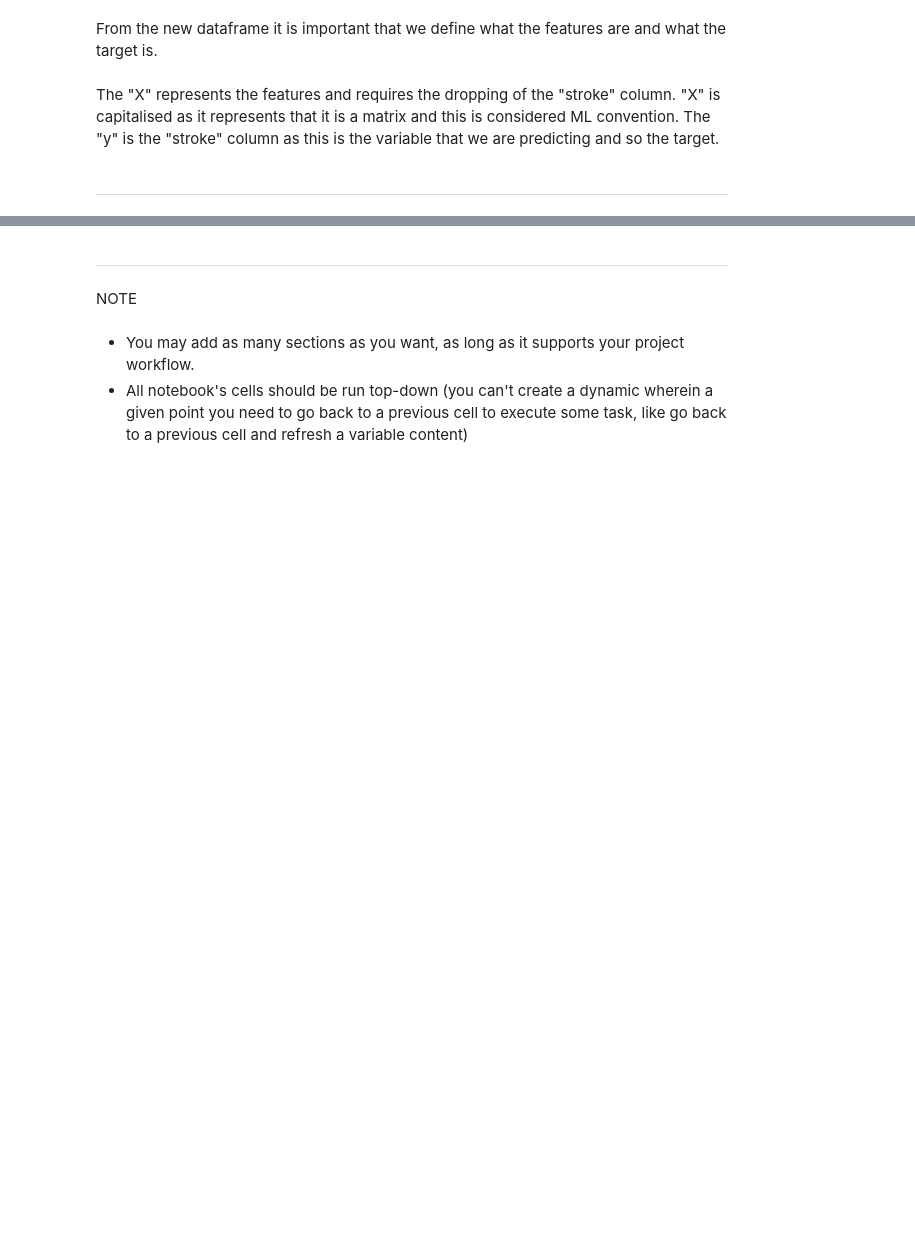
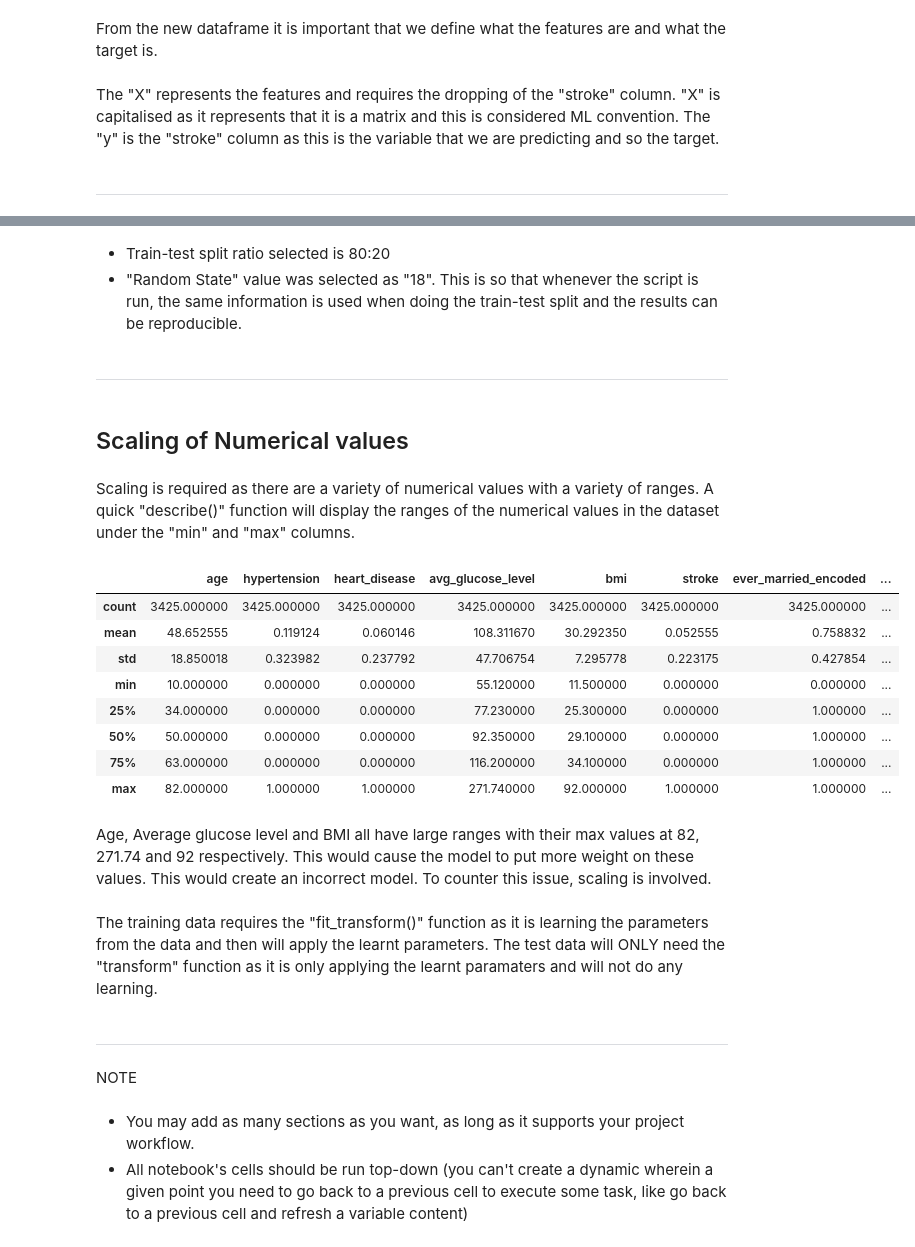
Before and after one commit to naqashb7/stroke_prediction_app, a Jupyter notebook: jupyter_notebooks/Modelling.ipynb, the cells around one changed output, grey strips where cells are left out. Saved outputs shown, nothing was run; the diff lists cells and outputs as text; code cells hidden in the pictures; blank space fills up the shorter version.

```diff
--- a/jupyter_notebooks/Modelling.ipynb
+++ b/jupyter_notebooks/Modelling.ipynb
@@ -218,0 +254,23 @@ The "X" represents the features and requires the dropping of the "stroke" column
+# %% [markdown]
+* Train-test split ratio selected is 80:20
+* "Random State" value was selected as "18". This is so that whenever the script is run, the same information is used when doing the train-test split and the results can be reproducible.
+# %% [markdown]
+---
+# %% [markdown]
+## Scaling of Numerical values
+# %% [markdown]
+Scaling is required as there are a variety of numerical values with a variety of ranges. A quick "describe()" function will display the ranges of the numerical values in the dataset under the "min" and "max" columns.
+# %%
+stroke_modelling_df.describe()
+# %% [output]
+|  | age | hypertension | heart_disease | avg_glucose_level | bmi | stroke | ever_married_encoded | ... |
+| count | 3425.000000 | 3425.000000 | 3425.000000 | 3425.000000 | 3425.000000 | 3425.000000 | 3425.000000 | ... |
+| mean | 48.652555 | 0.119124 | 0.060146 | 108.311670 | 30.292350 | 0.052555 | 0.758832 | ... |
+| std | 18.850018 | 0.323982 | 0.237792 | 47.706754 | 7.295778 | 0.223175 | 0.427854 | ... |
+| min | 10.000000 | 0.000000 | 0.000000 | 55.120000 | 11.500000 | 0.000000 | 0.000000 | ... |
+| 25% | 34.000000 | 0.000000 | 0.000000 | 77.230000 | 25.300000 | 0.000000 | 1.000000 | ... |
+| 50% | 50.000000 | 0.000000 | 0.000000 | 92.350000 | 29.100000 | 0.000000 | 1.000000 | ... |
+| 75% | 63.000000 | 0.000000 | 0.000000 | 116.200000 | 34.100000 | 0.000000 | 1.000000 | ... |
+| max | 82.000000 | 1.000000 | 1.000000 | 271.740000 | 92.000000 | 1.000000 | 1.000000 | ... |
+# %% [markdown]
+Age, Average glucose level and BMI all have large ranges with their max values at 82, 271.74 and 92 respectively. This would cause the model to put more weight on these values. This would create an incorrect model. To counter this issue, scaling is involved.
@@ -219,3 +281,5 @@ The "X" represents the features and requires the dropping of the "stroke" column
+# %% [markdown]
+The training data requires the "fit_transform()" function as it is learning the parameters from the data and then will apply the learnt parameters. The test data will ONLY need the "transform" function as it is only applying the learnt paramaters and will not do any learning.
 # %% [markdown]
 ---
 # %% [markdown]
```
Also changed, not shown: parts of 10 cells of this notebook.
